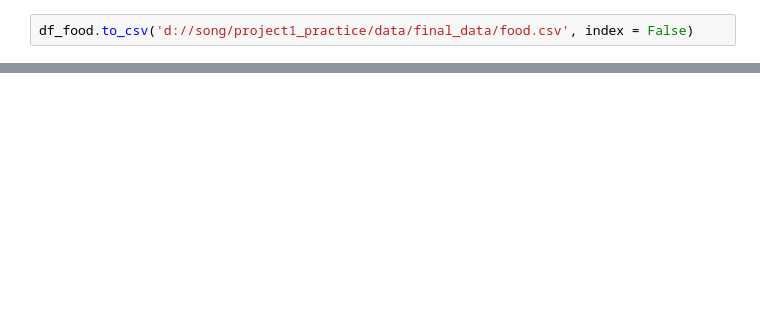
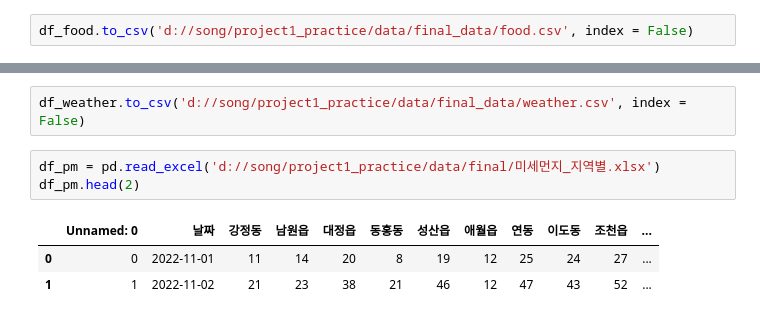
Before and after one commit to dothouse/practice, a Jupyter notebook: data/final/data_to_sqlite.ipynb, the cells around one changed output, grey strips where cells are left out. Saved outputs shown, nothing was run; the diff lists cells and outputs as text; blank space fills up the shorter version.

```diff
--- a/data/final/data_to_sqlite.ipynb
+++ b/data/final/data_to_sqlite.ipynb
@@ -288,0 +382,9 @@ df_food.to_csv('d://song/project1_practice/data/final_data/food.csv', index = Fa
+# %%
+df_weather.to_csv('d://song/project1_practice/data/final_data/weather.csv', index = False)
+# %%
+df_pm = pd.read_excel('d://song/project1_practice/data/final/미세먼지_지역별.xlsx')
+df_pm.head(2)
+# %% [output]
+|  | Unnamed: 0 | 날짜 | 강정동 | 남원읍 | 대정읍 | 동홍동 | 성산읍 | 애월읍 | 연동 | 이도동 | 조천읍 | ... |
+| 0 | 0 | 2022-11-01 | 11 | 14 | 20 | 8 | 19 | 12 | 25 | 24 | 27 | ... |
+| 1 | 1 | 2022-11-02 | 21 | 23 | 38 | 21 | 46 | 12 | 47 | 43 | 52 | ... |
```
Also changed, not shown: parts of 22 cells of this notebook, 24 other files.
